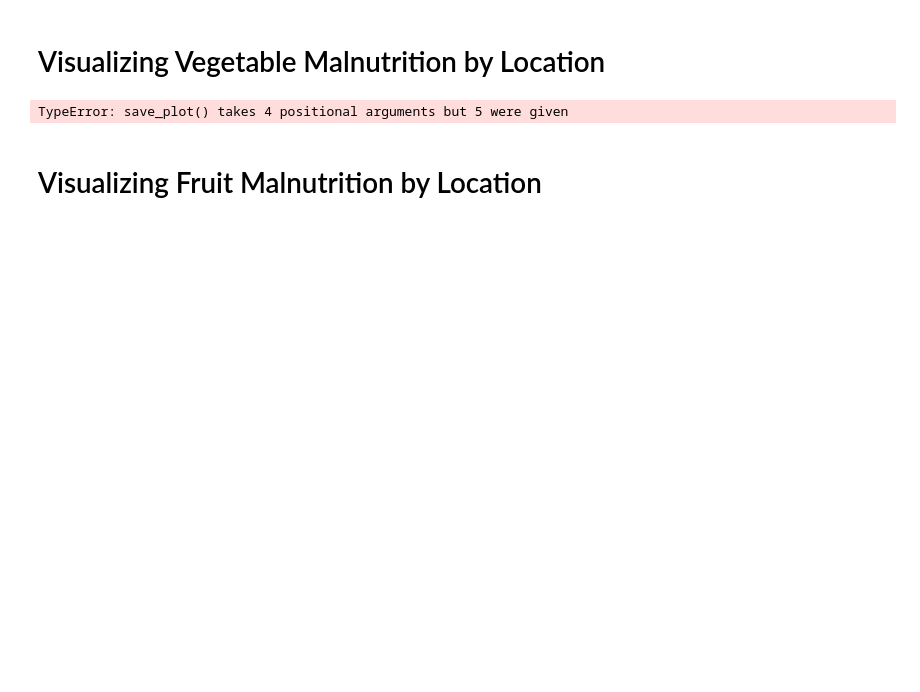
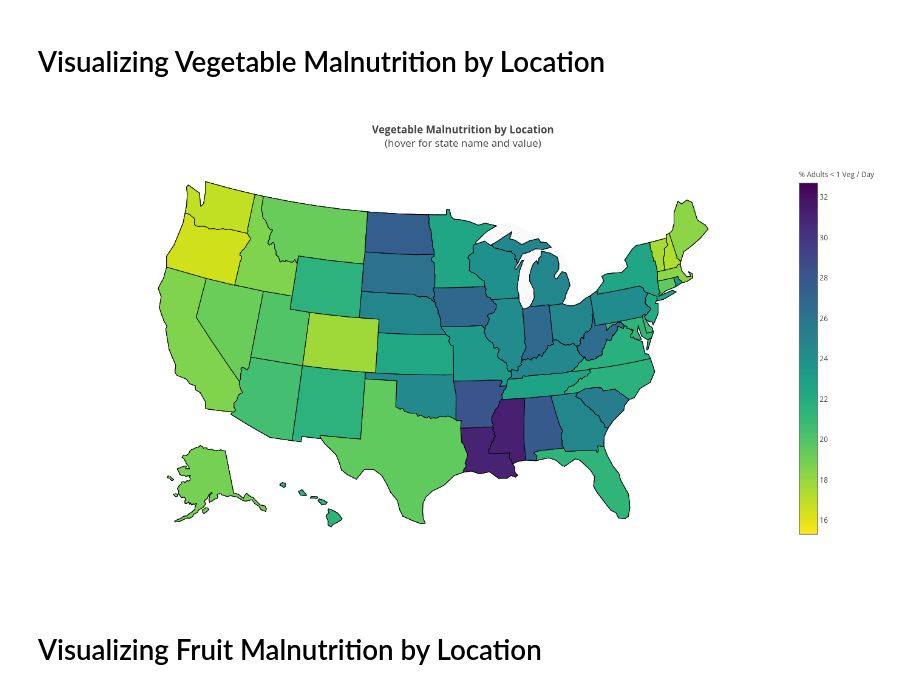
Before and after one commit to alankritjoshi/cs6220f17project2, a Jupyter notebook: 02_working/process_dataset.ipynb, the cells around one changed output. Cells and saved outputs as stored; diff of their text form; code cells hidden in the pictures; blank space fills up the shorter version.

```diff
--- a/02_working/process_dataset.ipynb
+++ b/02_working/process_dataset.ipynb
@@ -250,12 +249,13 @@ save_plot(inactivity_data_by_state,
 veg_data_by_state = get_total_incidence_table(data, "% < 1 Veg / Day")
 #veg_data_by_state
 # %%
-save_plot(veg_data_by_state,
+fig = plot_basic(veg_data_by_state,
            'Vegetable Malnutrition by Location',
            '% Adults < 1 Veg / Day',
            'd3-veg', viridis)
+show_on_notebook(fig)
 # %% [output]
-TypeError: save_plot() takes 4 positional arguments but 5 were given
+[figure, added]
 # %% [markdown]
 # Visualizing Fruit Malnutrition by Location
 # %%
```
Also changed, not shown: parts of 5 cells of this notebook.
